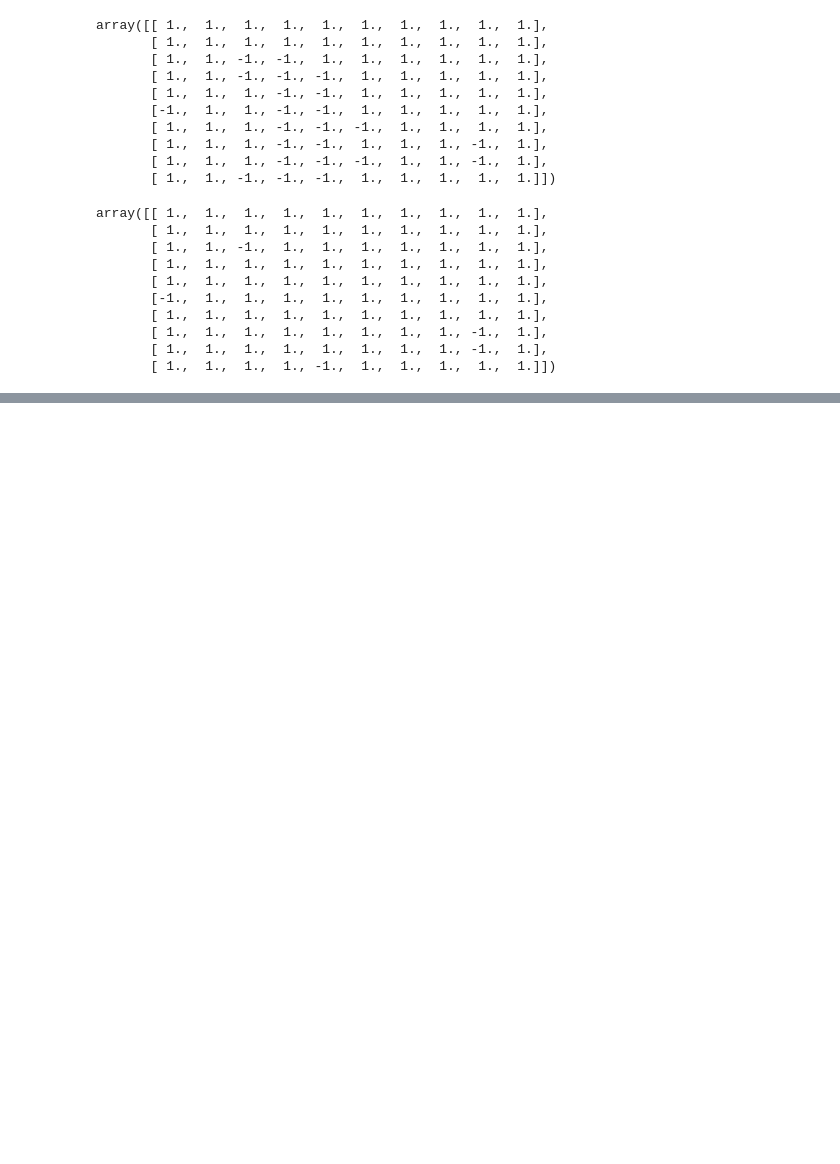
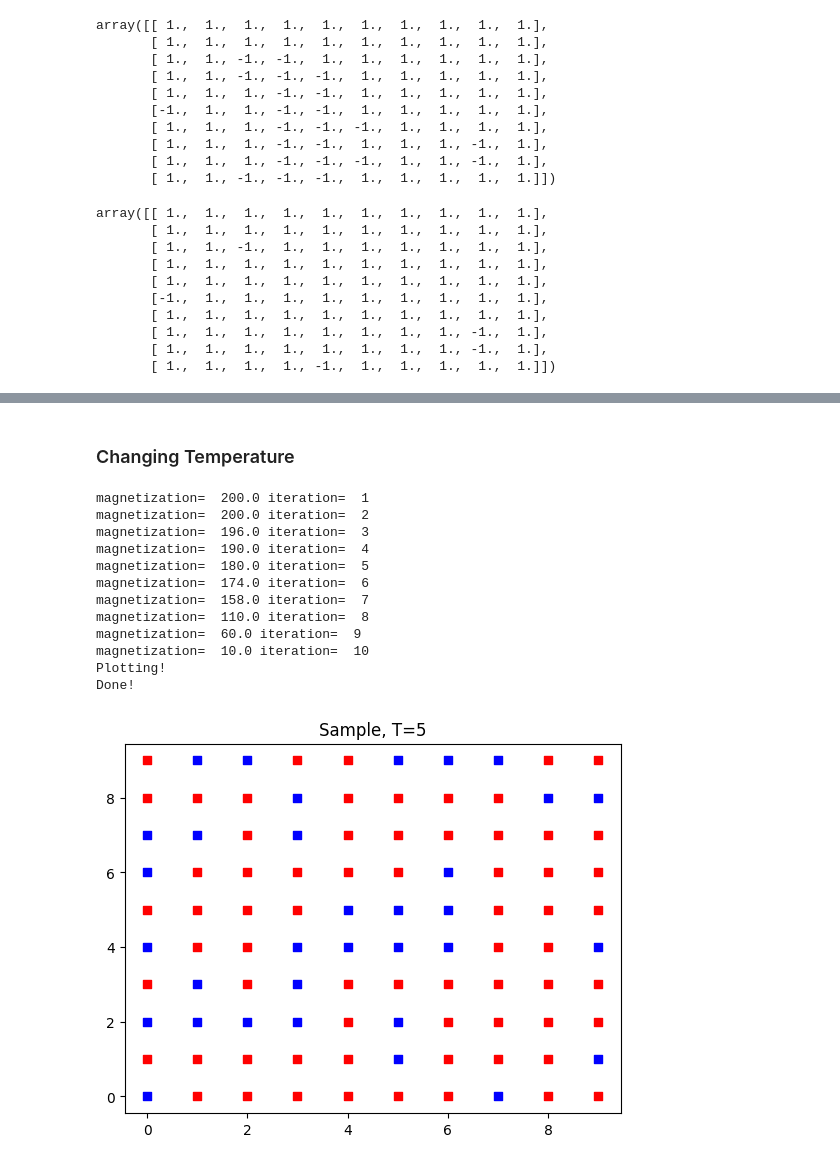
Before and after one commit to mew-two-github/ISyE6644-MCMC-Project, a Jupyter notebook: ISyE6644_Team_13_MCMC_ProppWilson.ipynb, the cells around one changed output, grey strips where cells are left out. Cells and saved outputs as stored; diff of their text form; code cells hidden in the pictures; blank space fills up the shorter version.

```diff
--- a/ISyE6644_Team_13_MCMC_ProppWilson.ipynb
+++ b/ISyE6644_Team_13_MCMC_ProppWilson.ipynb
@@ -171,0 +224,20 @@ array([[ 1.,  1.,  1.,  1.,  1.,  1.,  1.,  1.,  1.,  1.],
+# %% [markdown]
+### Changing Temperature
+# %%
+T = 5
+state, before = runPW(10,20,T)
+Graph(state, T)
+# %% [output]
+magnetization=  200.0 iteration=  1
+magnetization=  200.0 iteration=  2
+magnetization=  196.0 iteration=  3
+magnetization=  190.0 iteration=  4
+magnetization=  180.0 iteration=  5
+magnetization=  174.0 iteration=  6
+magnetization=  158.0 iteration=  7
+magnetization=  110.0 iteration=  8
+magnetization=  60.0 iteration=  9
+magnetization=  10.0 iteration=  10
+Plotting!
+Done!
+[figure, added]
```
Also changed, not shown: parts of 6 cells of this notebook.
